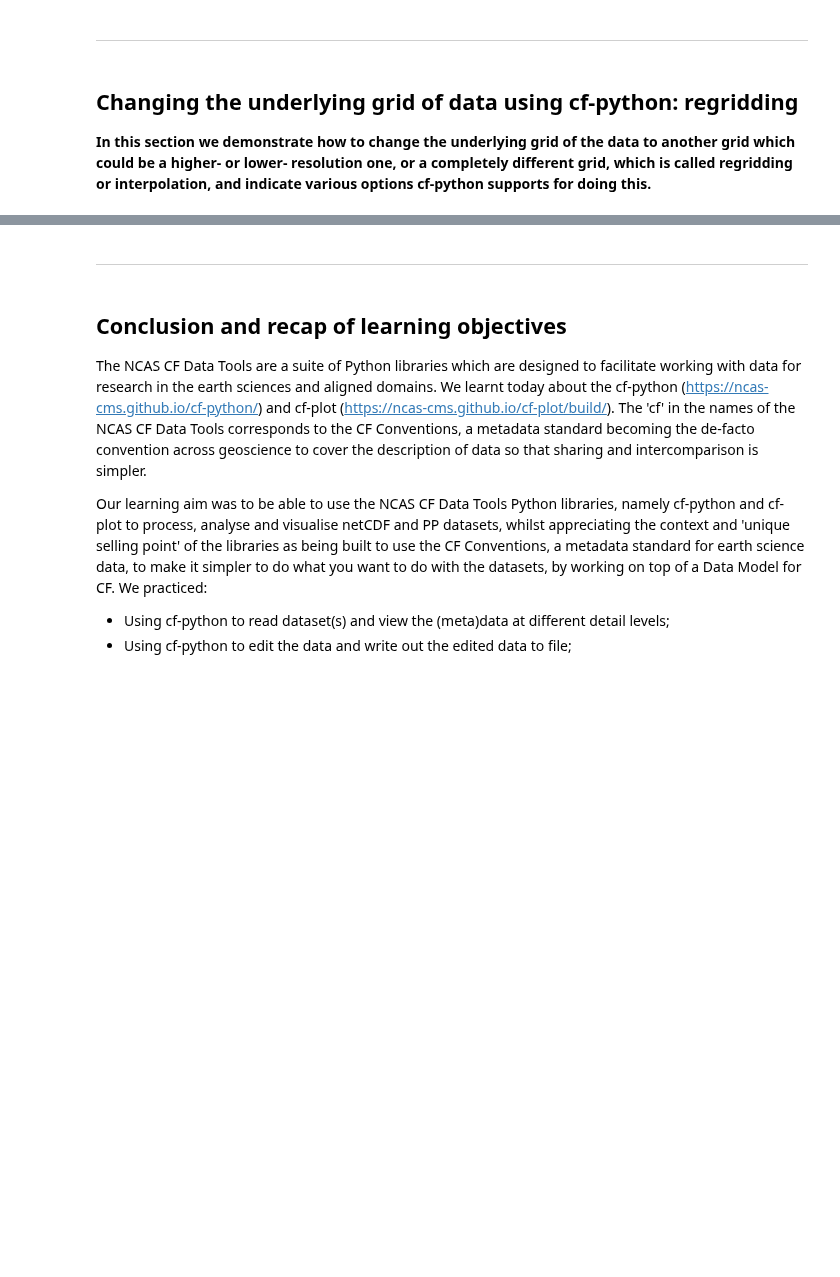
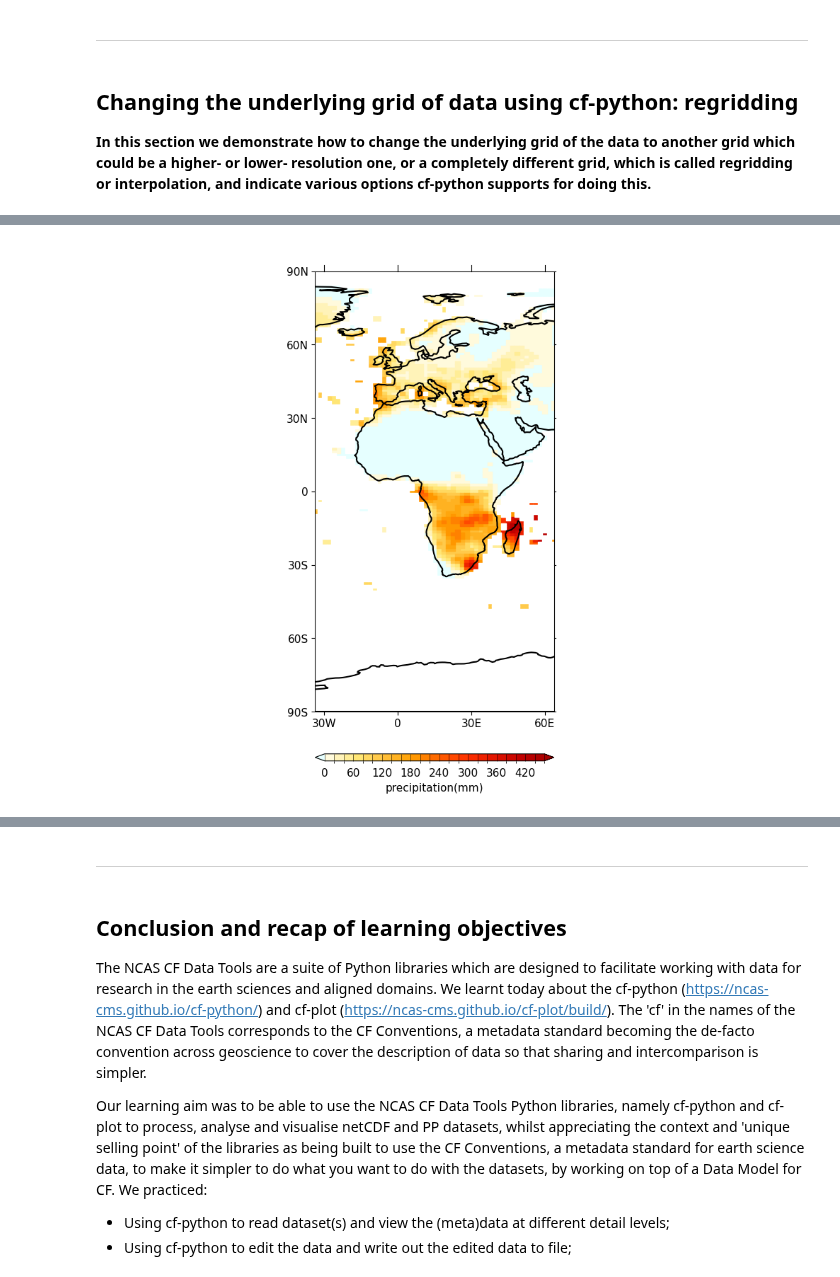
Before and after one commit to NCAS-CMS/cf-tools-training, a Jupyter notebook: new_course/intro_to_ncas_cf_data_tools.ipynb, the cells around one changed output, grey strips where cells are left out. Drawn from its saved outputs; the diff is of its cells as text; code cells hidden in the pictures; blank space fills up the shorter version.

```diff
--- a/new_course/intro_to_ncas_cf_data_tools.ipynb
+++ b/new_course/intro_to_ncas_cf_data_tools.ipynb
@@ -306,3 +306,7 @@ Dimension coords: time(1) = [1964-01-21 00:00:00]
 ## Changing the underlying grid of data using cf-python: regridding
 
 **In this section we demonstrate how to change the underlying grid of the data to another grid which could be a higher- or lower- resolution one, or a completely different grid, which is called regridding or interpolation, and indicate various options cf-python supports for doing this.**
+# %%
+# Read in a precipitation field and inspect it
+f = cf.read("../ncas_data/precip_2010.nc")[0]
+print(f)
@@ -308,0 +320,6 @@ Dimension coords: time(1) = [1964-01-21 00:00:00]
+# %%
+# Get a feel for the data we have from a view of a basic subspace
+# Note we use the 'blockfill' argument which plots on a ceullar basis rather than filled as smoothed contours
+cfp.con(f[0], blockfill=True, lines=False)
+# %% [output]
+[figure, added]
```
Also changed, not shown: parts of 8 cells of this notebook.
